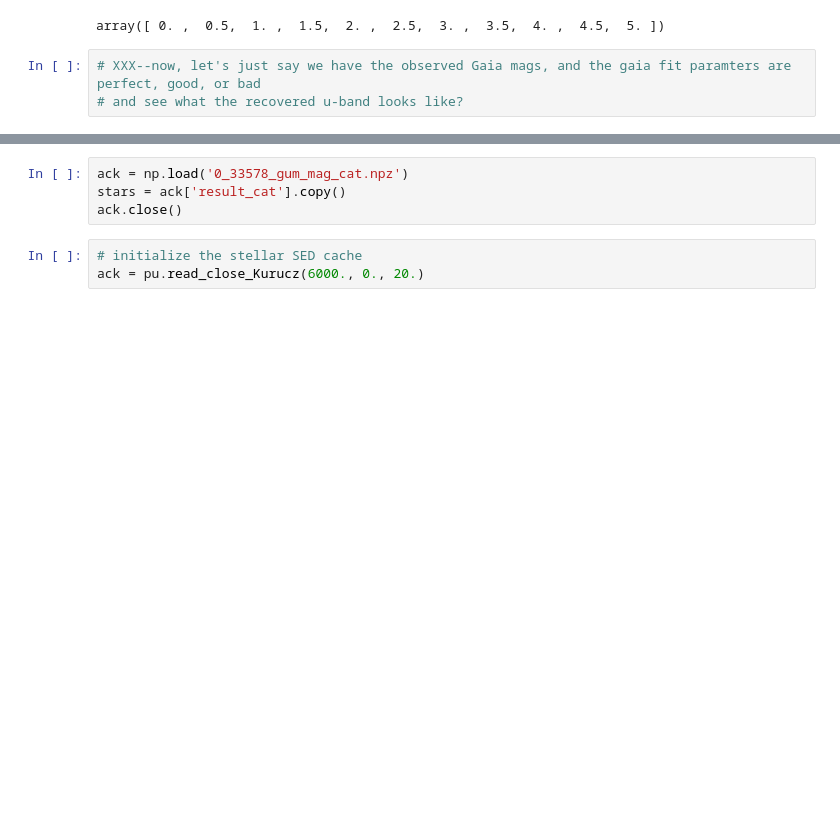
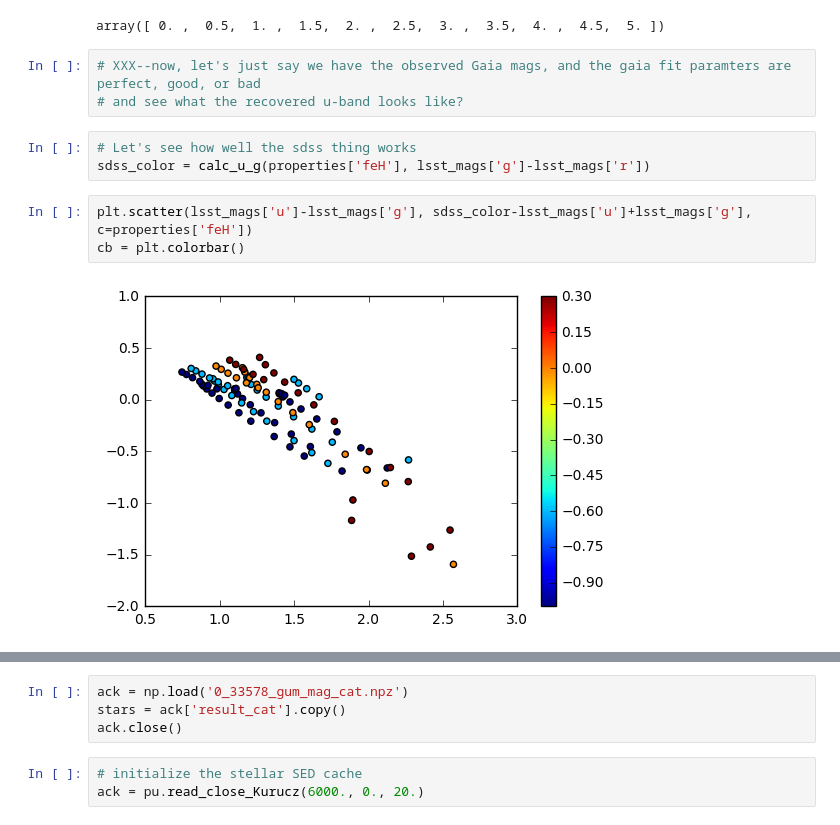
Before and after one commit to lsst-sims/sims_gaia_calib, a Jupyter notebook: python/Full_kuruz.ipynb, the cells around one changed output, grey strips where cells are left out. Saved outputs shown, nothing was run; the diff lists cells and outputs as text; blank space fills up the shorter version.

```diff
--- a/python/Full_kuruz.ipynb
+++ b/python/Full_kuruz.ipynb
@@ -89,3 +90,11 @@ array([ 0. ,  0.5,  1. ,  1.5,  2. ,  2.5,  3. ,  3.5,  4. ,  4.5,  5. ])
 # %%
 # XXX--now, let's just say we have the observed Gaia mags, and the gaia fit paramters are perfect, good, or bad
 # and see what the recovered u-band looks like?
+# %%
+# Let's see how well the sdss thing works
+sdss_color = calc_u_g(properties['feH'], lsst_mags['g']-lsst_mags['r'])
+# %%
+plt.scatter(lsst_mags['u']-lsst_mags['g'], sdss_color-lsst_mags['u']+lsst_mags['g'], c=properties['feH'])
+cb = plt.colorbar()
+# %% [output]
+[figure, added]
```
Also changed, not shown: parts of 7 cells of this notebook, 1 other file.
